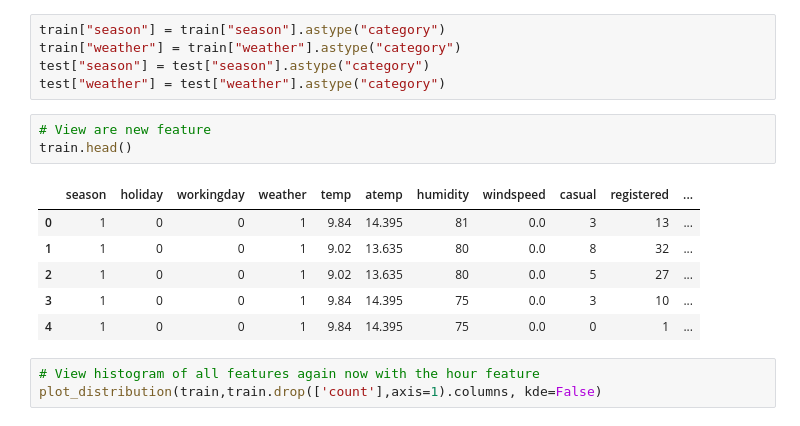
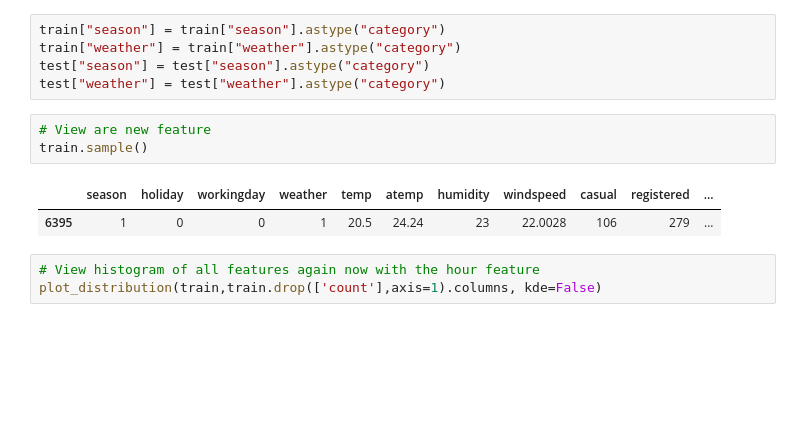
Before and after one commit to 6abi/cd0385-project-starter, a Jupyter notebook: project/project-template.ipynb, the cells around one changed output. Drawn from its saved outputs; the diff is of its cells as text; blank space fills up the shorter version.

```diff
--- a/project/project-template.ipynb
+++ b/project/project-template.ipynb
@@ -416,14 +415,10 @@ test["season"] = test["season"].astype("category")
 test["weather"] = test["weather"].astype("category")
 # %%
 # View are new feature
-train.head()
+train.sample()
 # %% [output]
 |  | season | holiday | workingday | weather | temp | atemp | humidity | windspeed | casual | registered | ... |
-| 0 | 1 | 0 | 0 | 1 | 9.84 | 14.395 | 81 | 0.0 | 3 | 13 | ... |
-| 1 | 1 | 0 | 0 | 1 | 9.02 | 13.635 | 80 | 0.0 | 8 | 32 | ... |
-| 2 | 1 | 0 | 0 | 1 | 9.02 | 13.635 | 80 | 0.0 | 5 | 27 | ... |
-| 3 | 1 | 0 | 0 | 1 | 9.84 | 14.395 | 75 | 0.0 | 3 | 10 | ... |
-| 4 | 1 | 0 | 0 | 1 | 9.84 | 14.395 | 75 | 0.0 | 0 | 1 | ... |
+| 6395 | 1 | 0 | 0 | 1 | 20.5 | 24.24 | 23 | 22.0028 | 106 | 279 | ... |
 # %%
 # View histogram of all features again now with the hour feature
 plot_distribution(train,train.drop(['count'],axis=1).columns, kde=False)
```
Also changed, not shown: parts of 29 cells of this notebook, 6 other files.
